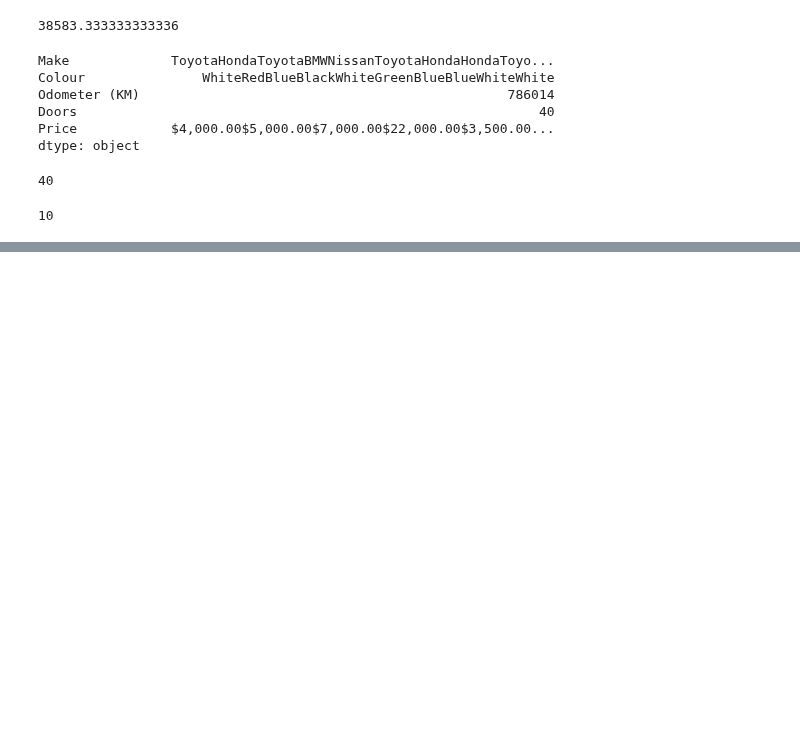
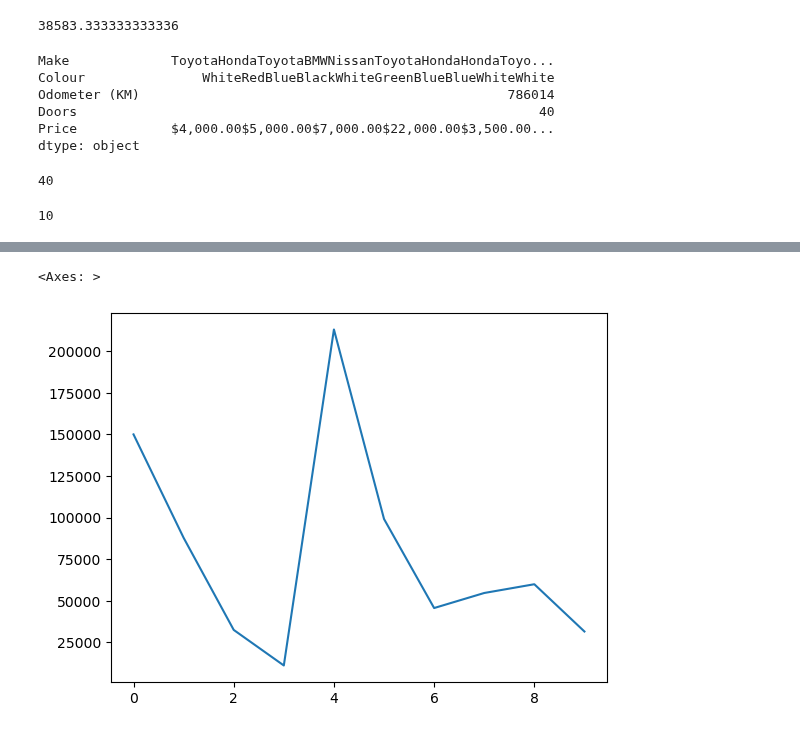
Before and after one commit to 0xPriyanshuJha/ML-Expedition, a Jupyter notebook: playingwithpandas.ipynb, the cells around one changed output, grey strips where cells are left out. Drawn from its saved outputs; the diff is of its cells as text; code cells hidden in the pictures; blank space fills up the shorter version.

```diff
--- a/playingwithpandas.ipynb
+++ b/playingwithpandas.ipynb
@@ -141,0 +240,5 @@ len(car_sales)
+# %%
+car_sales["Odometer (KM)"].plot()
+# %% [output]
+<Axes: >
+[figure, added]
```
Also changed, not shown: parts of 20 cells of this notebook, 4 other files.
